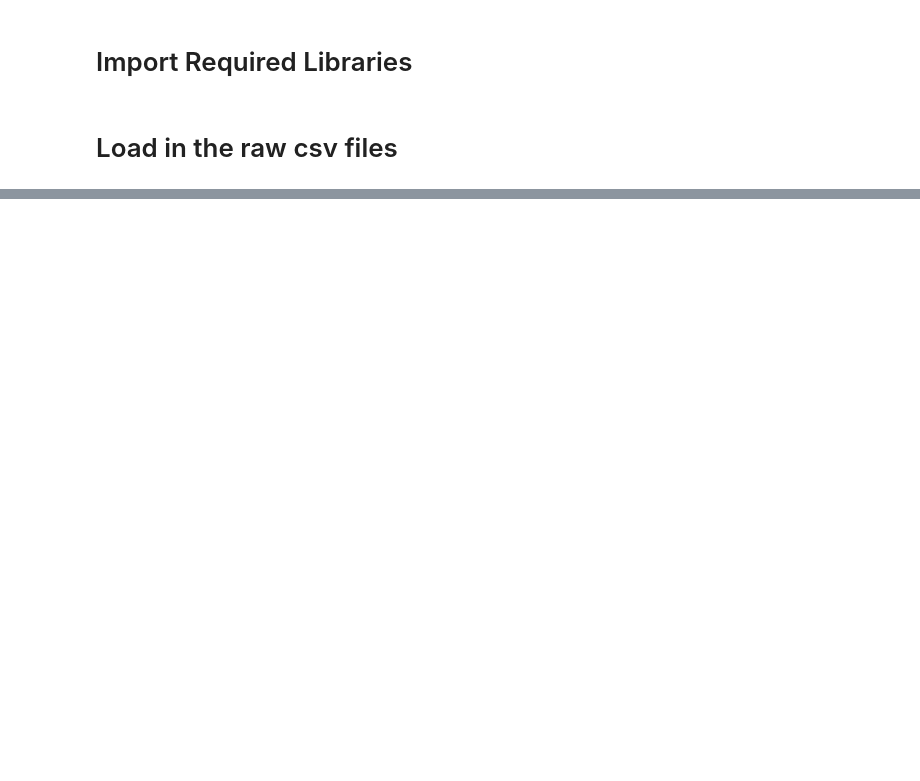
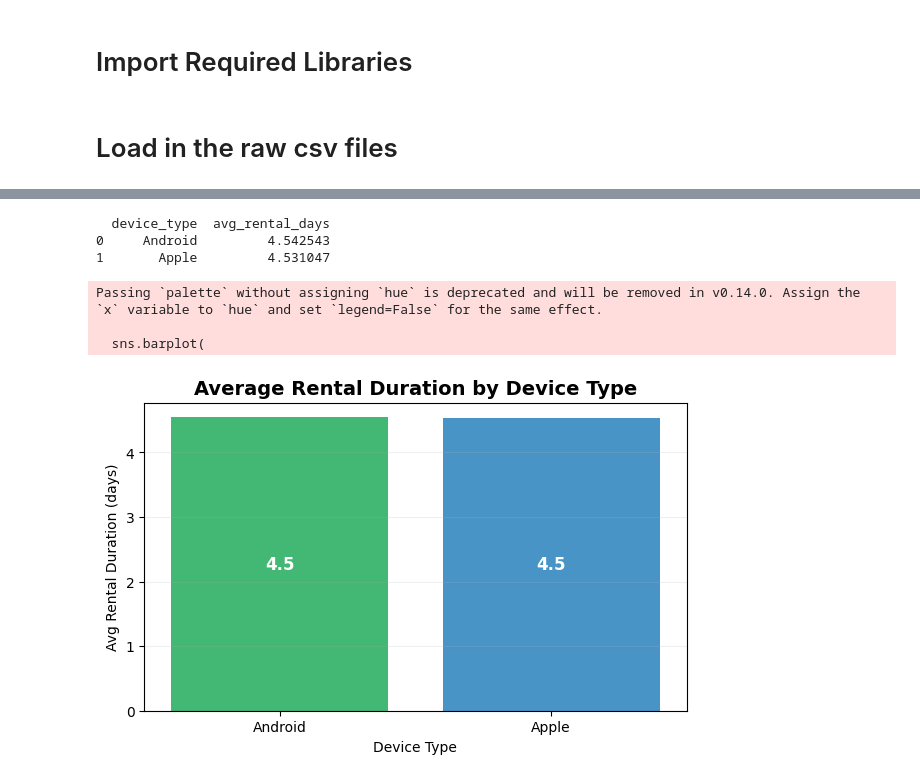
Before and after one commit to praiseOjay/buster_block_project, a Jupyter notebook: docs/notebooks/device_type_analysis.ipynb, the cells around one changed output, grey strips where cells are left out. Drawn from its saved outputs; the diff is of its cells as text; code cells hidden in the pictures; blank space fills up the shorter version.

```diff
--- a/docs/notebooks/device_type_analysis.ipynb
+++ b/docs/notebooks/device_type_analysis.ipynb
@@ -17,0 +130,56 @@ customers.head()
+# %%
+# AVERAGE RENTAL DURATION (IN DAYS)
+
+# Calculates rental duration
+device_analysis_df["rental_duration"] = (
+    device_analysis_df["return_date"] - device_analysis_df["rental_date"]
+).dt.days
+
+# Groups by device type
+avg_rental_time = (
+    device_analysis_df.groupby("device_type")["rental_duration"]
+    .mean()
+    .reset_index()
+    .rename(columns={"rental_duration": "avg_rental_days"})
+)
+
+print(avg_rental_time)
+
+device_colors = {"Android": "#2ecc71", "Apple": "#3498db"}
+
+plt.figure(figsize=(7, 4))
+
+sns.barplot(
+    data=avg_rental_time,
+    x="device_type",
+    y="avg_rental_days",
+    palette=device_colors,
+)
+
+plt.title("Average Rental Duration by Device Type", fontsize=14, weight="bold")
+plt.xlabel("Device Type")
+plt.ylabel("Avg Rental Duration (days)")
+plt.grid(axis="y", alpha=0.2)
+
+# Add values in bars
+for index, row in avg_rental_time.iterrows():
+    plt.text(
+        x=index,
+        y=row["avg_rental_days"] / 2,
+        s=f"{row['avg_rental_days']:.1f}",
+        ha="center",
+        va="center",
+        color="white",
+        fontsize=12,
+        weight="bold",
+    )
+
+plt.show()
+# %% [output]
+  device_type  avg_rental_days
+0     Android         4.542543
+1       Apple         4.531047
+Passing `palette` without assigning `hue` is deprecated and will be removed in v0.14.0. Assign the `x` variable to `hue` and set `legend=False` for the same effect.
+
+  sns.barplot(
+[figure, added]
```
Also changed, not shown: parts of 13 cells of this notebook.
